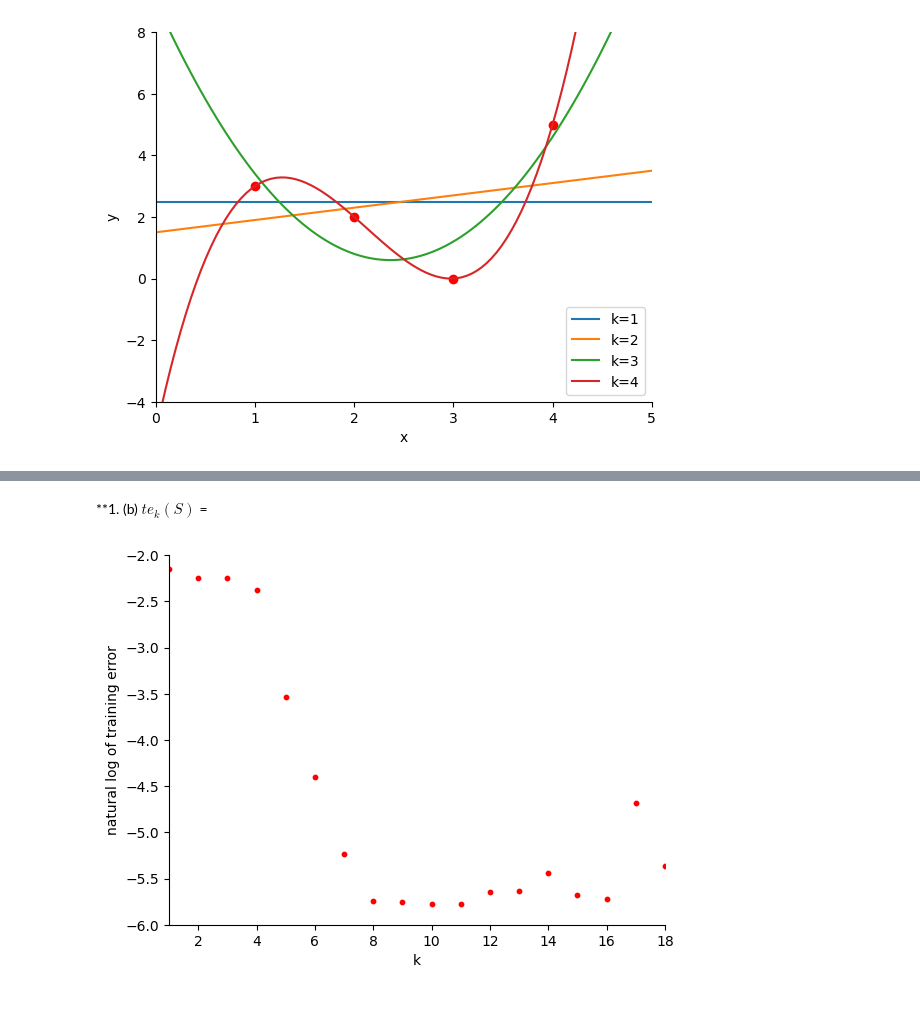
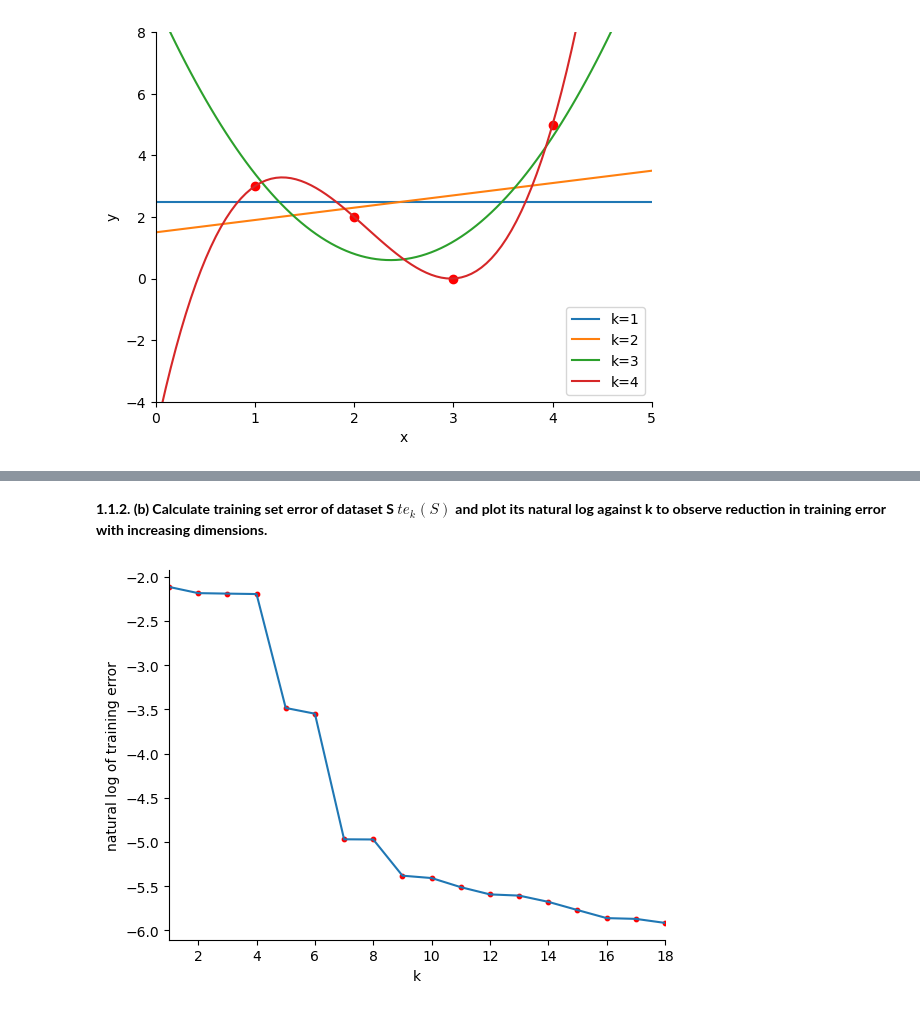
Before and after one commit to zibaee-2021/ASSIGNMENTS, a Jupyter notebook: SL_ASSIGNMENTS/PART_ONE/Part1.1.ipynb, the cells around one changed output, grey strips where cells are left out. Cells and saved outputs as stored; diff of their text form; code cells hidden in the pictures.

```diff
--- a/SL_ASSIGNMENTS/PART_ONE/Part1.1.ipynb
+++ b/SL_ASSIGNMENTS/PART_ONE/Part1.1.ipynb
@@ -107,11 +121,21 @@ There are 4 data samples, so $m = 4$
 # %%
-def calculate_MSE(m, X, w, y):
+def calculate_MSEs(m: int, X: list, w: list, y: list) -> float:
+    """
+    Calculate mean squared error for each of the different linear regression model learned by least squares
+    for the polynomial functions of different bases.
+    :param m: Number of samples in dataset (expecting either 4, 30, or 1000).
+    :param X: List of NumPy arrays. Each array contains transformed datasets of independent variable values,
+              according to the basis.
+    :param w: Weights learned by least squares linear regression. List of NumPy arrays.
+    :param y: The the dependent variable values corresponding to the independent variables of the dataset.
+    :return: The mean squared error.
+    """
     MSEs = []
     for i in range(len(X)):
         MSEs.append((1 / m) * (X[i] @ w[i] - y).T @ (X[i] @ w[i] - y))
     return MSEs
 
-MSEs = calculate_MSE(m=len(dataset_x),X=X_k1_k2_k3_k4, w=weights_k1_k2_k3_k4, y=dataset_y)
+MSEs = calculate_MSEs(m=len(dataset_x),X=X_k1_k2_k3_k4, w=weights_k1_k2_k3_k4, y=dataset_y)
 for i, MSE in zip([0, 1, 2, 3], MSEs):
     print(f'k={i + 1} MSE = {MSE}')
 # %% [output]
@@ -235,24 +240,29 @@ plot_polynomials_k2_k5_k10_k14_k18(x=g_dataset_x, y=g_dataset_y, y_preds=y_preds
-# %% [markdown]
-**1. (b) $te_k(S)$ =
+# %% [markdown]
+**1.1.2. (b) Calculate training set error of dataset S  $te_k(S)$ and plot its natural log against k to observe reduction in training error with increasing dimensions.**
 # %%
-X_k1_to_k18 = [X_k18[:,:i] for i in range(1, 19)]
-# fit dataset to polynomials as before by least squares:
-weights_k1_to_k18 = compute_weights_of_lr_by_least_squares(X=X_k1_to_k18, y=g_dataset_y)
-t_ek = calculate_MSE(m=len(g_dataset_x), X=X_k1_to_k18, w=weights_k1_to_k18, y=g_dataset_y)
+def compute_training_errors_polynom() -> tuple:
+    g_dataset_30x, g_dataset_30y = generate_dataset_about_g(num_of_data_pairs=30)
+    X_k18_30 = transform_dataset_by_polynom_basis_k18(x=g_dataset_30x)
+    X_k1_to_k18_30 = [X_k18_30[:,:i] for i in range(1, 19)]
+    weights_k1_to_k18 = compute_weights_of_lr_by_least_sqrs(X=X_k1_to_k18_30, y=g_dataset_30y)
+    training_errors_k1_to_k18 = calculate_MSEs(m=len(g_dataset_30x), X=X_k1_to_k18_30,
+                                               w=weights_k1_to_k18, y=g_dataset_30y)
+    return weights_k1_to_k18, training_errors_k1_to_k18
 
-def plot_ln_tek_vs_k(k, ln_tek):
+def plot_log_error_vs_k(k, log_error, train_or_test='training'):
     _ , ax = plt.subplots()
     ax.set_xlim(1, 18)
-    ax.set_ylim(-6, -2)
-    ax.scatter(k, ln_tek, color='red', s=10)
-    # ax.plot(k, ln_tek)
+    # ax.set_ylim(-5,0)
+    ax.scatter(k, log_error, color='red', s=10)
+    ax.plot(k, log_error)
     plt.xlabel('k')
-    plt.ylabel('natural log of training error')
+    plt.ylabel(f'natural log of {train_or_test} error')
     ax.spines['top'].set_visible(False)
     ax.spines['right'].set_visible(False)
-    # plt.legend()
     plt.show()
 
-plot_ln_tek_vs_k(k=list(range(1, 19)), ln_tek=np.log(t_ek))
+# weights_k1_to_k18 will be used for making predictions in test set.
+weights_k1_to_k18, training_errors_k1_to_k18 = compute_training_errors_polynom()
+plot_log_error_vs_k(k=list(range(1, 19)), log_error=np.log(training_errors_k1_to_k18))
 # %% [output]
-[figure, old version]
+[figure, new version]
```
Also changed, not shown: parts of 26 cells of this notebook.
